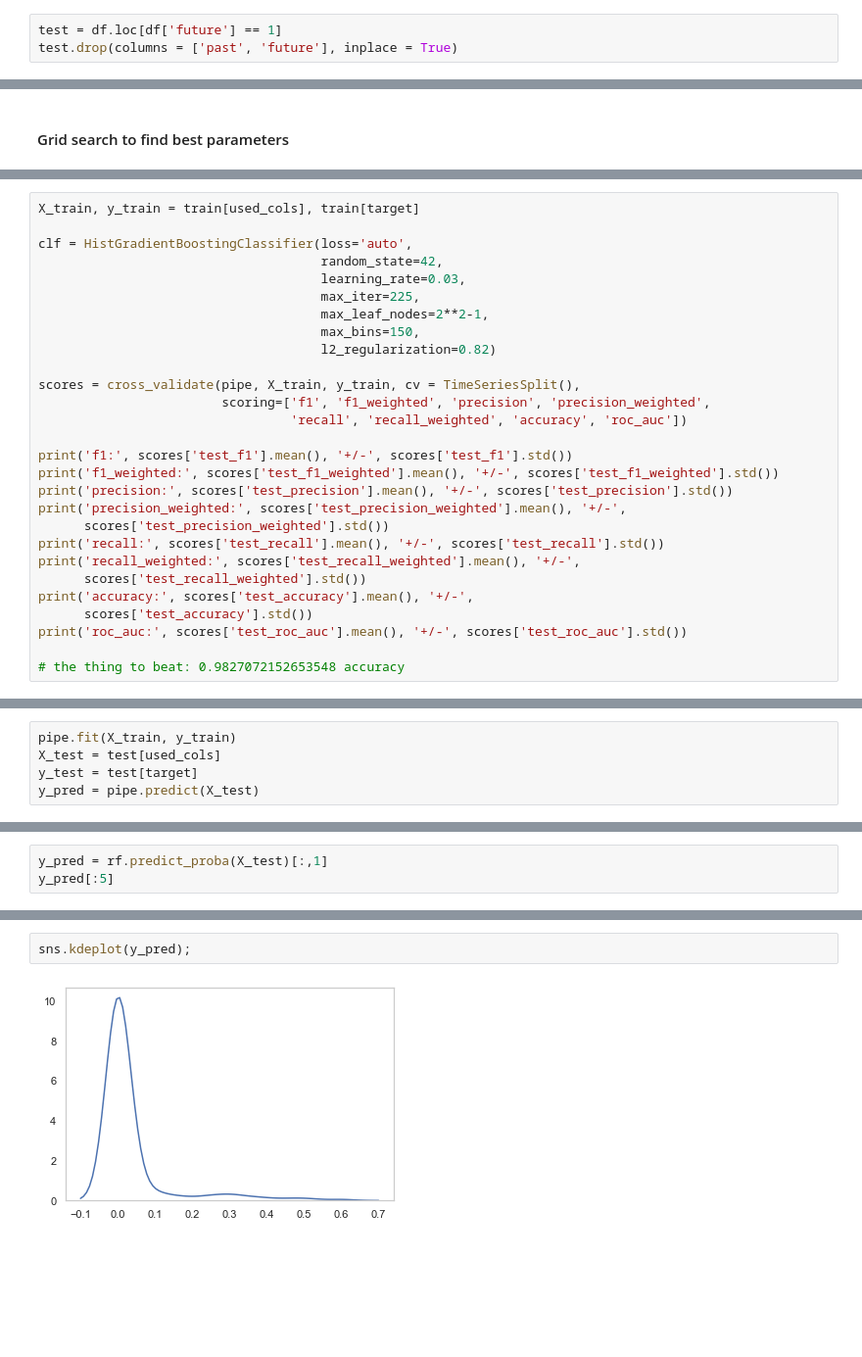
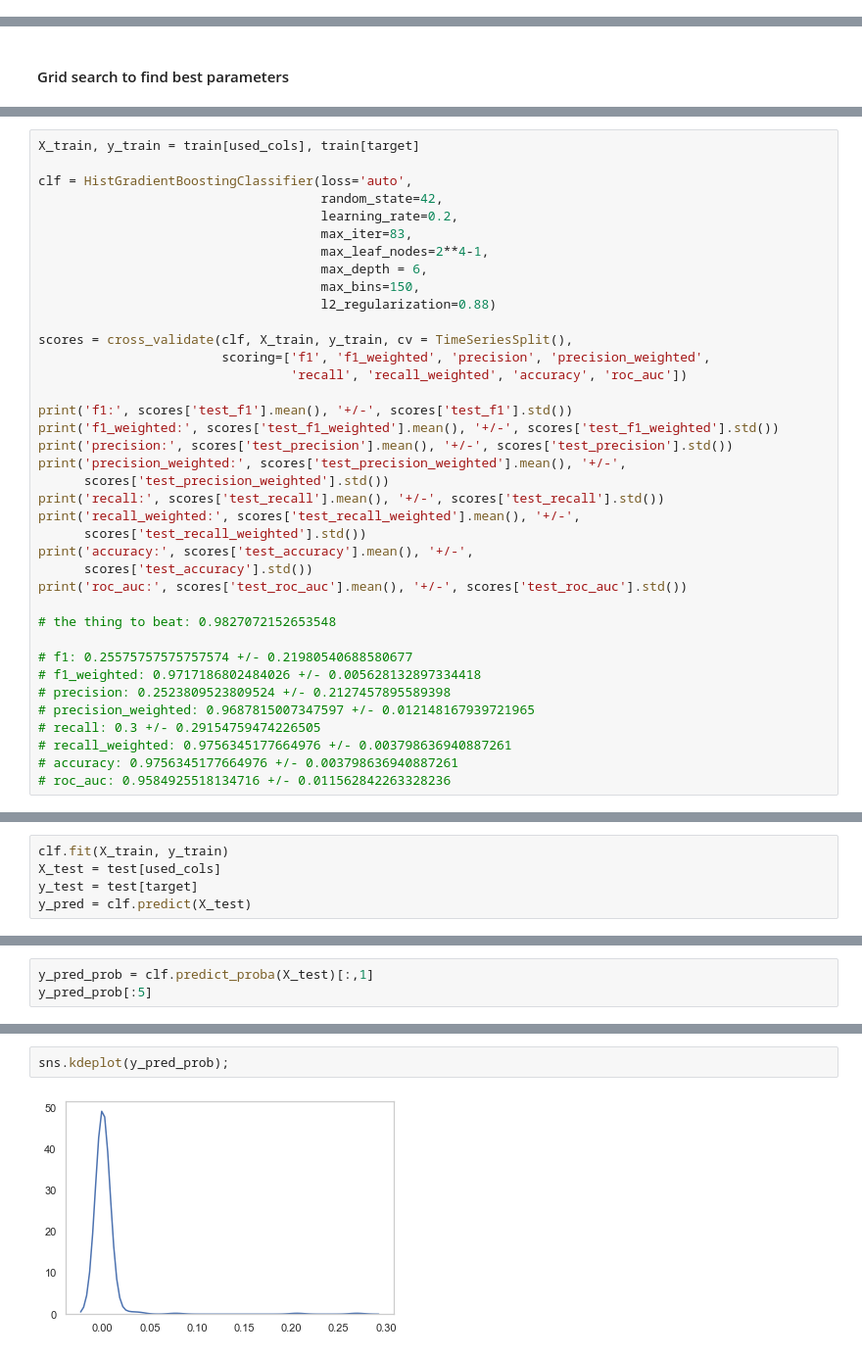
Before and after one commit to dwalkup/NIC_prediction, a Jupyter notebook: notebooks/ice_classic_trees.ipynb, the cells around one changed output, grey strips where cells are left out. Shown at 98% size. Drawn from its saved outputs; the diff is of its cells as text; blank space fills up the shorter version.

Commit message:
add comments and plots

```diff
--- a/notebooks/ice_classic_trees.ipynb
+++ b/notebooks/ice_classic_trees.ipynb
@@ -126,3 +124,0 @@ memory usage: 1.7+ MB
-# %%
-test = df.loc[df['future'] == 1]
-test.drop(columns = ['past', 'future'], inplace = True)
@@ -803,13 +730,14 @@ X_train, y_train = train[used_cols], train[target]
 
 clf = HistGradientBoostingClassifier(loss='auto',
                                      random_state=42,
-                                     learning_rate=0.03,
-                                     max_iter=225,
-                                     max_leaf_nodes=2**2-1,
+                                     learning_rate=0.2,
+                                     max_iter=83,
+                                     max_leaf_nodes=2**4-1,
+                                     max_depth = 6,
                                      max_bins=150,
-                                     l2_regularization=0.82)
+                                     l2_regularization=0.88)
 
-scores = cross_validate(pipe, X_train, y_train, cv = TimeSeriesSplit(),
+scores = cross_validate(clf, X_train, y_train, cv = TimeSeriesSplit(),
                         scoring=['f1', 'f1_weighted', 'precision', 'precision_weighted',
                                  'recall', 'recall_weighted', 'accuracy', 'roc_auc'])
 
@@ -825,5 +753,14 @@ print('accuracy:', scores['test_accuracy'].mean(), '+/-',
       scores['test_accuracy'].std())
 print('roc_auc:', scores['test_roc_auc'].mean(), '+/-', scores['test_roc_auc'].std())
 
-# the thing to beat: 0.9827072152653548 accuracy
+# the thing to beat: 0.9827072152653548
+
+# f1: 0.25575757575757574 +/- 0.21980540688580677
+# f1_weighted: 0.9717186802484026 +/- 0.005628132897334418
+# precision: 0.2523809523809524 +/- 0.2127457895589398
+# precision_weighted: 0.9687815007347597 +/- 0.012148167939721965
+# recall: 0.3 +/- 0.29154759474226505
+# recall_weighted: 0.9756345177664976 +/- 0.003798636940887261
+# accuracy: 0.9756345177664976 +/- 0.003798636940887261
+# roc_auc: 0.9584925518134716 +/- 0.011562842263328236
 # %% [output]
@@ -838,8 +775,8 @@ roc_auc: nan +/- nan
 # %%
-pipe.fit(X_train, y_train)
+clf.fit(X_train, y_train)
 X_test = test[used_cols]
 y_test = test[target]
-y_pred = pipe.predict(X_test)
+y_pred = clf.predict(X_test)
 # %%
 print('Test set accuracy:', metrics.accuracy_score(y_test, y_pred))
 print('Test set balanced_accuracy:', metrics.balanced_accuracy_score(y_test, y_pred))
@@ -857,4 +794,4 @@ metrics.plot_confusion_matrix(pipe, X_test, y_test);
 # %%
-y_pred = rf.predict_proba(X_test)[:,1]
-y_pred[:5]
+y_pred_prob = clf.predict_proba(X_test)[:,1]
+y_pred_prob[:5]
 # %% [output]
@@ -862,5 +800,5 @@ array([0., 0., 0., 0., 0.])
 # %%
-sns.kdeplot(y_pred);
+sns.kdeplot(y_pred_prob);
 # %% [output]
-[figure, old version]
+[figure, new version]
 # %%
```
Also changed, not shown: parts of 68 cells of this notebook, 4 other files.
